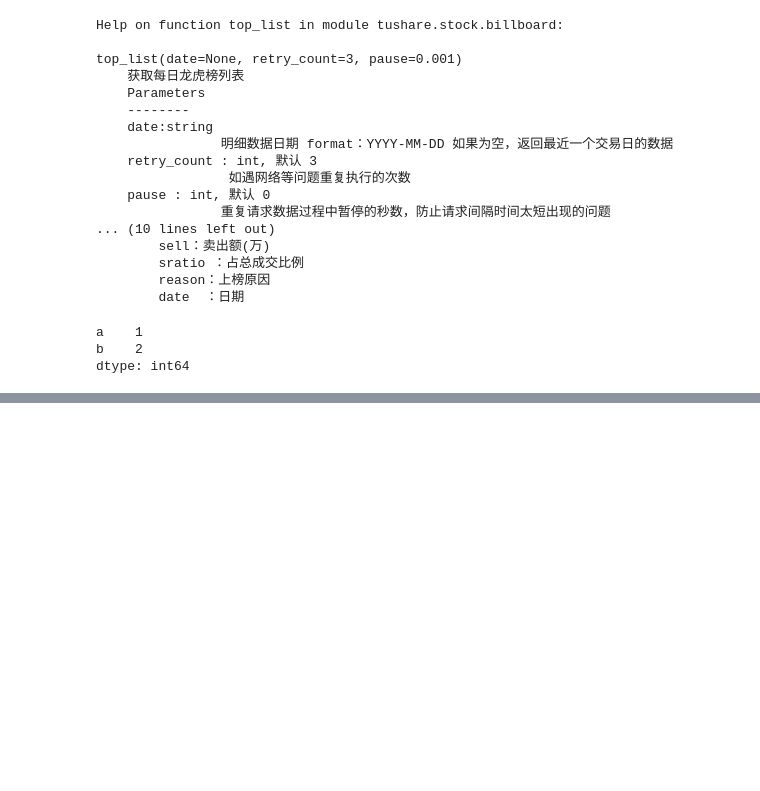
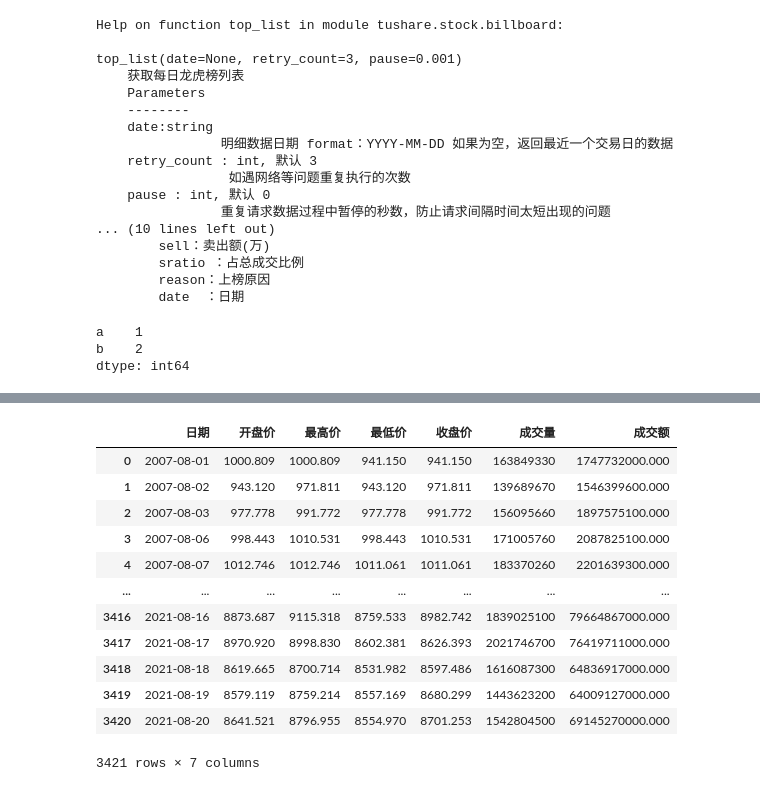
Before and after one commit to linfenglee/quant_trading, a Jupyter notebook: stock_trading/test.ipynb, the cells around one changed output, grey strips where cells are left out. Drawn from its saved outputs; the diff is of its cells as text; code cells hidden in the pictures; blank space fills up the shorter version.

```diff
--- a/stock_trading/test.ipynb
+++ b/stock_trading/test.ipynb
@@ -493,0 +553,16 @@ dtype: int64
+# %%
+ak.stock_board_industry_index_ths()
+# %% [output]
+|  | 日期 | 开盘价 | 最高价 | 最低价 | 收盘价 | 成交量 | 成交额 |
+| 0 | 2007-08-01 | 1000.809 | 1000.809 | 941.150 | 941.150 | 163849330 | 1747732000.000 |
+| 1 | 2007-08-02 | 943.120 | 971.811 | 943.120 | 971.811 | 139689670 | 1546399600.000 |
+| 2 | 2007-08-03 | 977.778 | 991.772 | 977.778 | 991.772 | 156095660 | 1897575100.000 |
+| 3 | 2007-08-06 | 998.443 | 1010.531 | 998.443 | 1010.531 | 171005760 | 2087825100.000 |
+| 4 | 2007-08-07 | 1012.746 | 1012.746 | 1011.061 | 1011.061 | 183370260 | 2201639300.000 |
+| ... | ... | ... | ... | ... | ... | ... | ... |
+| 3416 | 2021-08-16 | 8873.687 | 9115.318 | 8759.533 | 8982.742 | 1839025100 | 79664867000.000 |
+| 3417 | 2021-08-17 | 8970.920 | 8998.830 | 8602.381 | 8626.393 | 2021746700 | 76419711000.000 |
+| 3418 | 2021-08-18 | 8619.665 | 8700.714 | 8531.982 | 8597.486 | 1616087300 | 64836917000.000 |
+| 3419 | 2021-08-19 | 8579.119 | 8759.214 | 8557.169 | 8680.299 | 1443623200 | 64009127000.000 |
+| 3420 | 2021-08-20 | 8641.521 | 8796.955 | 8554.970 | 8701.253 | 1542804500 | 69145270000.000 |
+3421 rows × 7 columns
```
Also changed, not shown: parts of 15 cells of this notebook, 3 other files.
